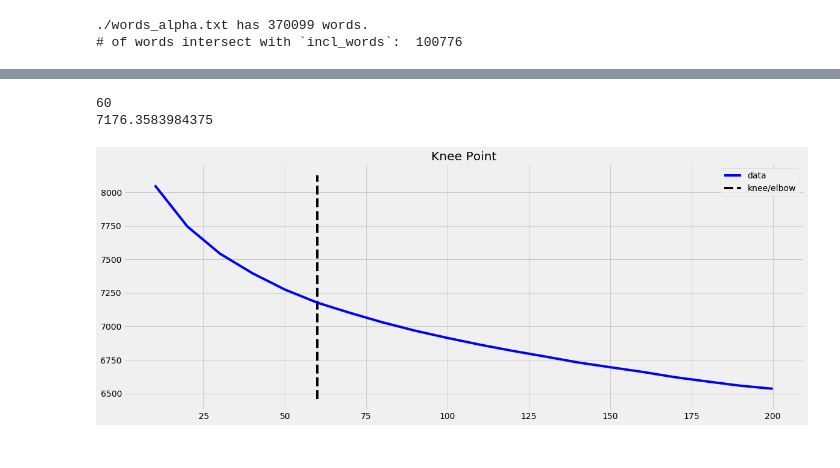
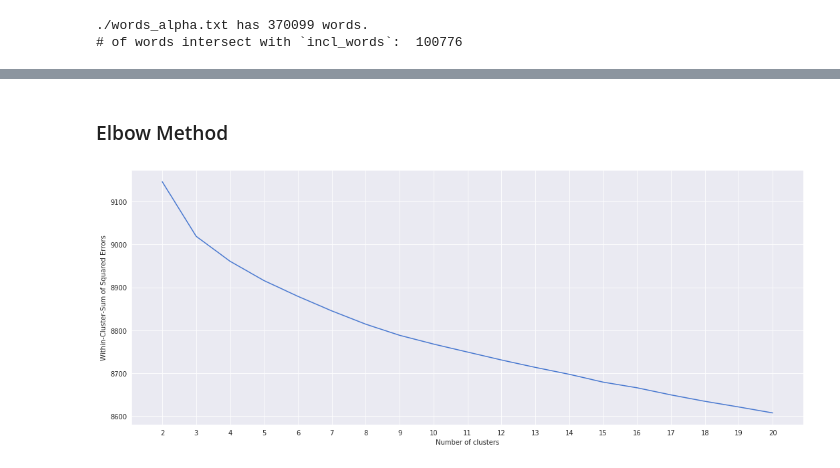
Before and after one commit to chris4540/language-engineering, a Jupyter notebook: yaraku/question1/word_clustering.ipynb, the cells around one changed output, grey strips where cells are left out. Cells and saved outputs as stored; diff of their text form; code cells hidden in the pictures.

```diff
--- a/yaraku/question1/word_clustering.ipynb
+++ b/yaraku/question1/word_clustering.ipynb
@@ -37,11 +43,15 @@ import time
 # %%
-list_k = list(range(10, 200+1, 10))
+from sklearn.metrics import silhouette_samples, silhouette_score
+sse = dict()
+silhouette_coffs = dict()
+list_k = list(range(2, 20+1))
 for k in list_k:
     stime = time.time()
-    km = get_kmean_model(k)
-    km.fit(X)
+    clusterer = get_kmean_model(k)
+    cluster_labels = clusterer.fit_predict(X)
+    silhouette_avg = silhouette_score(X, cluster_labels)
     time_used = time.time() - stime
-    print(
-        f"n_clusters: {k}; inertia: {km.inertia_}; time_used: {time_used}")
-    sse[k] = km.inertia_
+    print(f"n_clusters: {k}; inertia: {clusterer.inertia_}; silhouette_avg: {silhouette_avg}; time_used: {time_used}")
+    sse[k] = clusterer.inertia_ # Inertia: Sum of distances of samples to their closest cluster center
+    silhouette_coffs[k] = silhouette_avg
 # %% [output]
@@ -80,11 +76,0 @@ kneedle = KneeLocator(x, y, S=1.0, curve='convex', direction='decreasing', onlin
-# %%
-print(kneedle.knee)
-print(kneedle.knee_y)
-# %% [output]
-60
-7176.3583984375
-# %%
-plt.style.use('fivethirtyeight')
-kneedle.plot_knee(figsize=(18, 7))
-# %% [output]
-[figure, removed]
@@ -90,0 +86,2 @@ kneedle.plot_knee(figsize=(18, 7))
+# %% [markdown]
+### Elbow Method
@@ -90,0 +91,9 @@ kneedle.plot_knee(figsize=(18, 7))
+# %%
+figsize = (18, 7)
+plt.subplots(figsize=figsize)
+ax = sns.lineplot(x="Number of clusters", y="Within-Cluster-Sum of Squared Errors", data=df)
+x = list_k
+plt.xticks(np.arange(min(x), max(x)+1, 1))
+plt.show()
+# %% [output]
+[figure, added]
```
Also changed, not shown: parts of 29 cells of this notebook, 2 other files.
